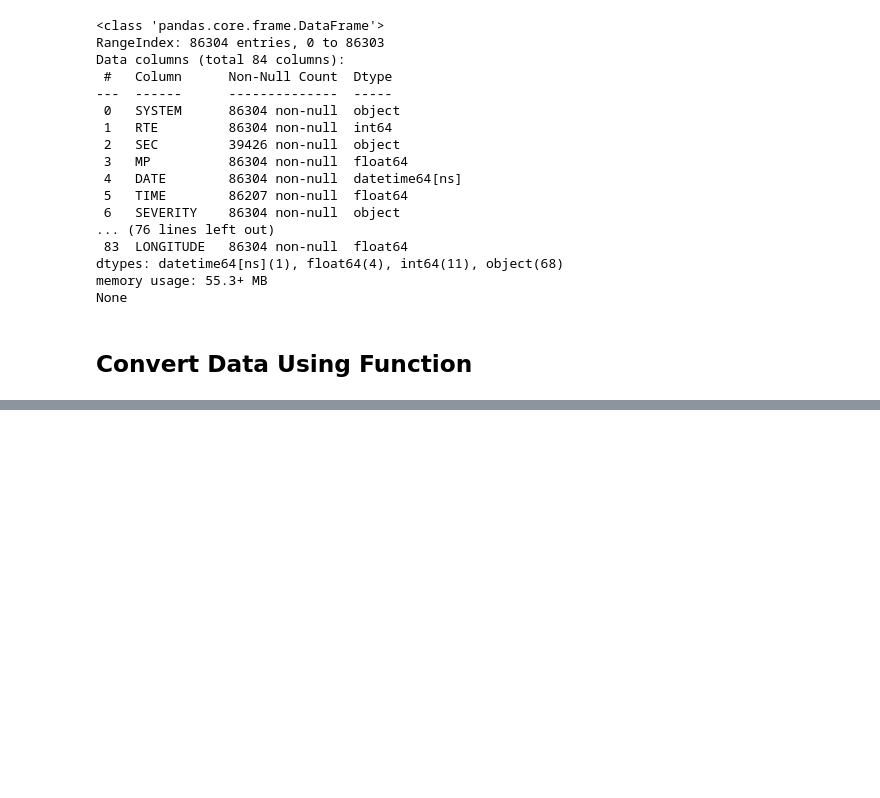
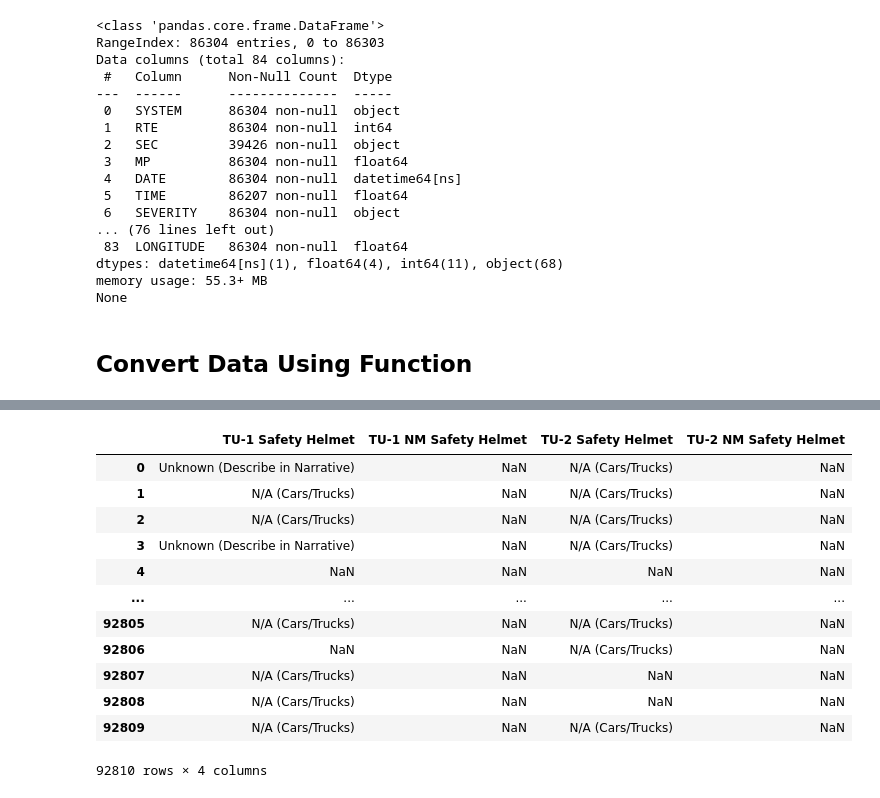
Before and after one commit to haley-northrup/beautiful_cos_data_analysis, a Jupyter notebook: sandbox/CDOT_convert_old_to_new_format_part2-CHECK.ipynb, the cells around one changed output, grey strips where cells are left out. Cells and saved outputs as stored; diff of their text form; code cells hidden in the pictures; blank space fills up the shorter version.

```diff
--- a/sandbox/CDOT_convert_old_to_new_format_part2-CHECK.ipynb
+++ b/sandbox/CDOT_convert_old_to_new_format_part2-CHECK.ipynb
@@ -150,0 +186,16 @@ None
+# %%
+cdot_new_pdf[['TU-1 Safety Helmet', 'TU-1 NM Safety Helmet ', 'TU-2  Safety Helmet', 'TU-2 NM Safety Helmet ']]
+# %% [output]
+|  | TU-1 Safety Helmet | TU-1 NM Safety Helmet | TU-2 Safety Helmet | TU-2 NM Safety Helmet |
+| 0 | Unknown (Describe in Narrative) | NaN | N/A (Cars/Trucks) | NaN |
+| 1 | N/A (Cars/Trucks) | NaN | N/A (Cars/Trucks) | NaN |
+| 2 | N/A (Cars/Trucks) | NaN | N/A (Cars/Trucks) | NaN |
+| 3 | Unknown (Describe in Narrative) | NaN | N/A (Cars/Trucks) | NaN |
+| 4 | NaN | NaN | NaN | NaN |
+| ... | ... | ... | ... | ... |
+| 92805 | N/A (Cars/Trucks) | NaN | N/A (Cars/Trucks) | NaN |
+| 92806 | NaN | NaN | N/A (Cars/Trucks) | NaN |
+| 92807 | N/A (Cars/Trucks) | NaN | NaN | NaN |
+| 92808 | N/A (Cars/Trucks) | NaN | NaN | NaN |
+| 92809 | N/A (Cars/Trucks) | NaN | N/A (Cars/Trucks) | NaN |
+92810 rows × 4 columns
```
Also changed, not shown: parts of 11 cells of this notebook, 1 other file.
